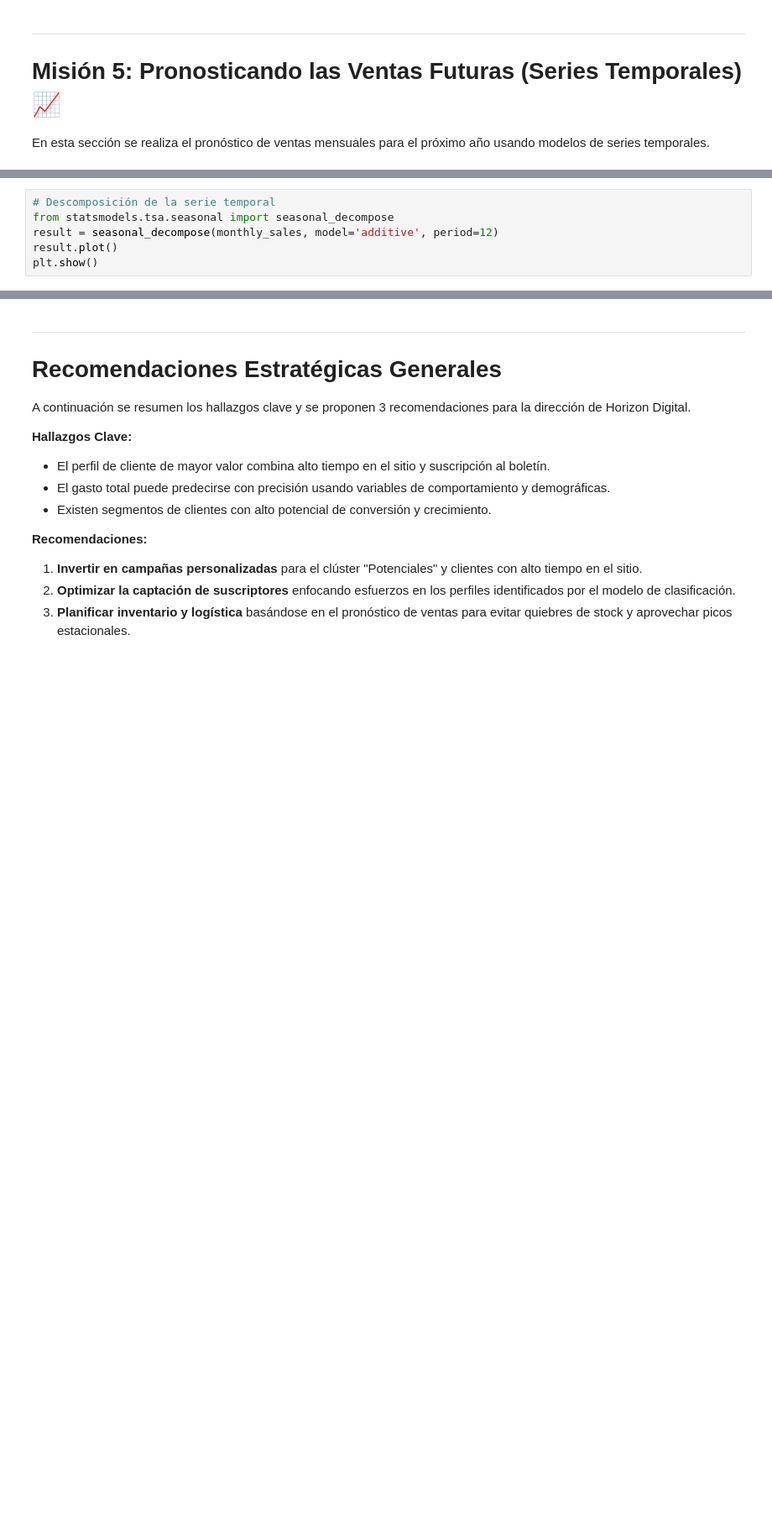
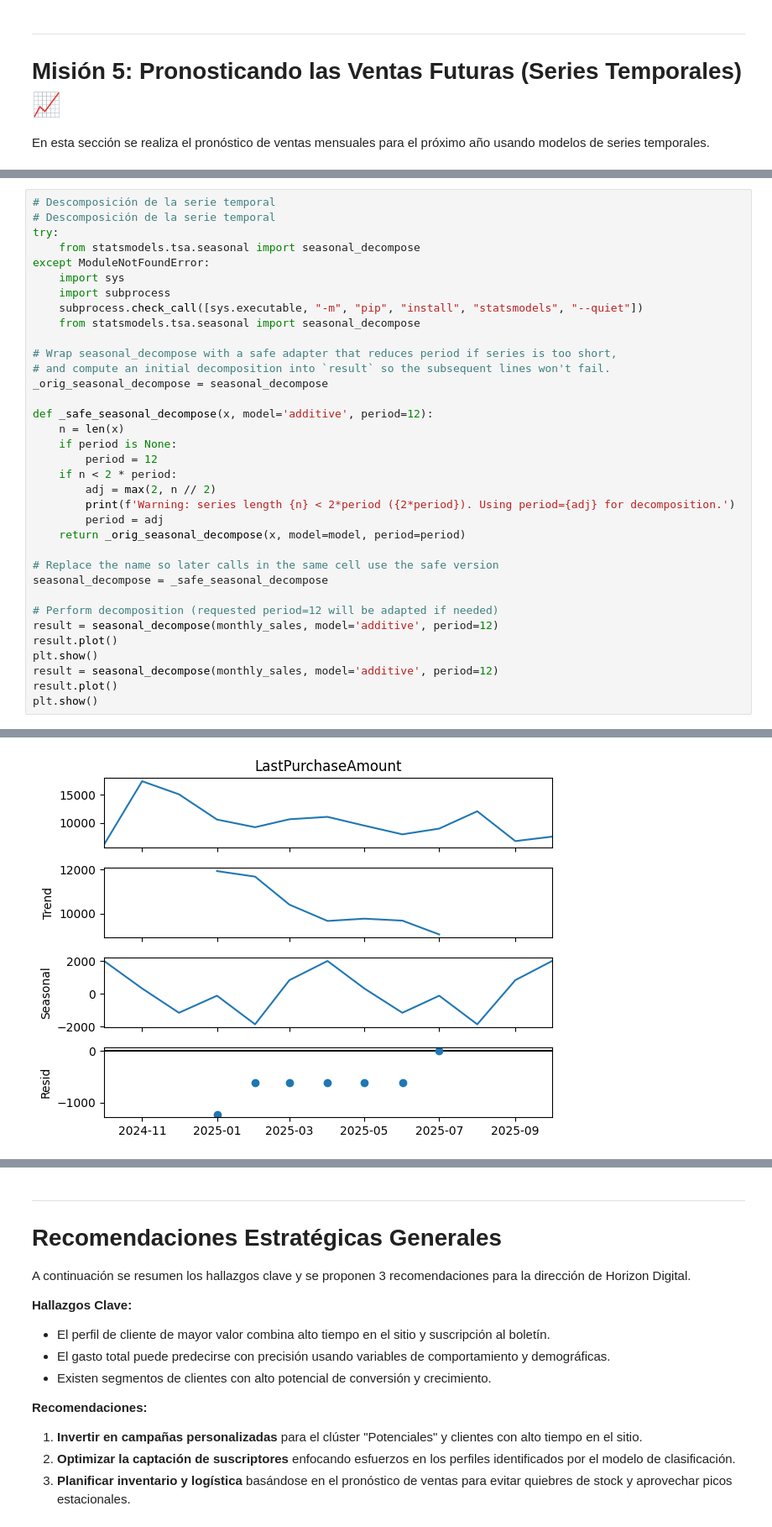
Before and after one commit to rubences/Caso-Pr-ctico-Final-Estrategia-de-Crecimiento-para-Horizon-Digital, a Jupyter notebook: horizon_Digital.ipynb, the cells around one changed output, grey strips where cells are left out. Shown: that part at 84% size. Cells and saved outputs as stored; diff of their text form; blank space fills up the shorter version.

```diff
--- a/horizon_Digital.ipynb
+++ b/horizon_Digital.ipynb
@@ -267,6 +283,36 @@ plt.show()
 # %%
 # Descomposición de la serie temporal
-from statsmodels.tsa.seasonal import seasonal_decompose
+# Descomposición de la serie temporal
+try:
+    from statsmodels.tsa.seasonal import seasonal_decompose
+except ModuleNotFoundError:
+    import sys
+    import subprocess
+    subprocess.check_call([sys.executable, "-m", "pip", "install", "statsmodels", "--quiet"])
+    from statsmodels.tsa.seasonal import seasonal_decompose
+
+# Wrap seasonal_decompose with a safe adapter that reduces period if series is too short,
+# and compute an initial decomposition into `result` so the subsequent lines won't fail.
+_orig_seasonal_decompose = seasonal_decompose
+
+def _safe_seasonal_decompose(x, model='additive', period=12):
+    n = len(x)
+    if period is None:
+        period = 12
+    if n < 2 * period:
+        adj = max(2, n // 2)
+        print(f'Warning: series length {n} < 2*period ({2*period}). Using period={adj} for decomposition.')
+        period = adj
+    return _orig_seasonal_decompose(x, model=model, period=period)
+
+# Replace the name so later calls in the same cell use the safe version
+seasonal_decompose = _safe_seasonal_decompose
+
+# Perform decomposition (requested period=12 will be adapted if needed)
 result = seasonal_decompose(monthly_sales, model='additive', period=12)
 result.plot()
 plt.show()
+result = seasonal_decompose(monthly_sales, model='additive', period=12)
+result.plot()
+plt.show()
+# %% [output]
@@ -272,0 +320 @@ plt.show()
+[figure, added]
```
Also changed, not shown: parts of 6 cells of this notebook.
